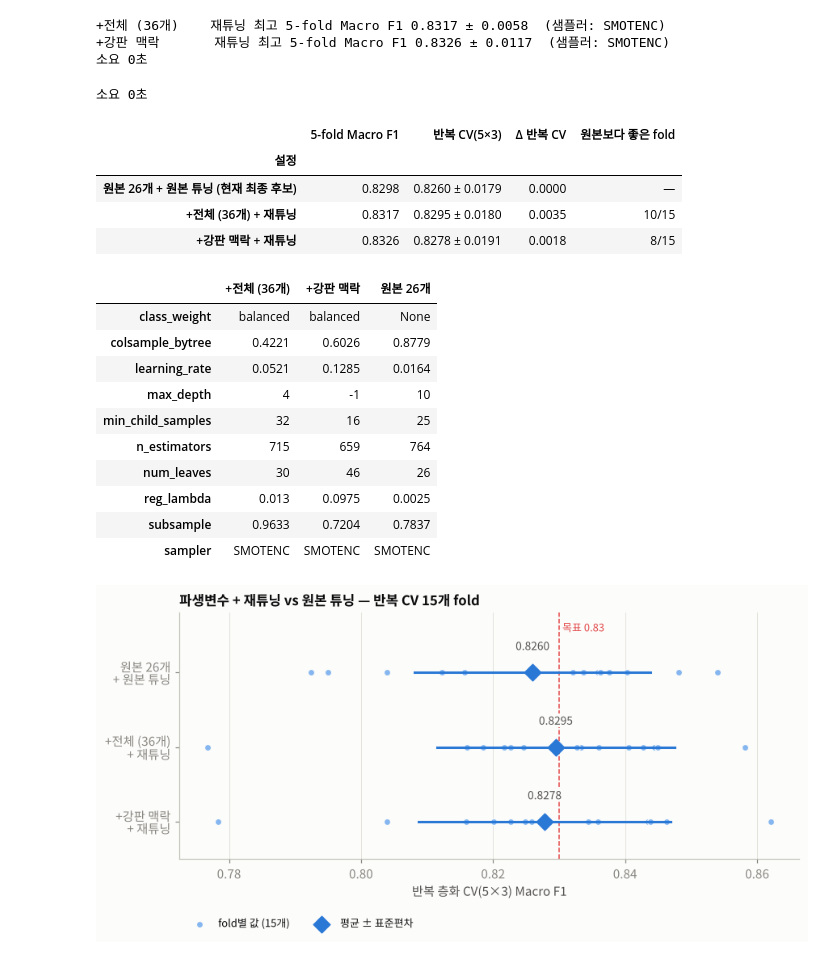
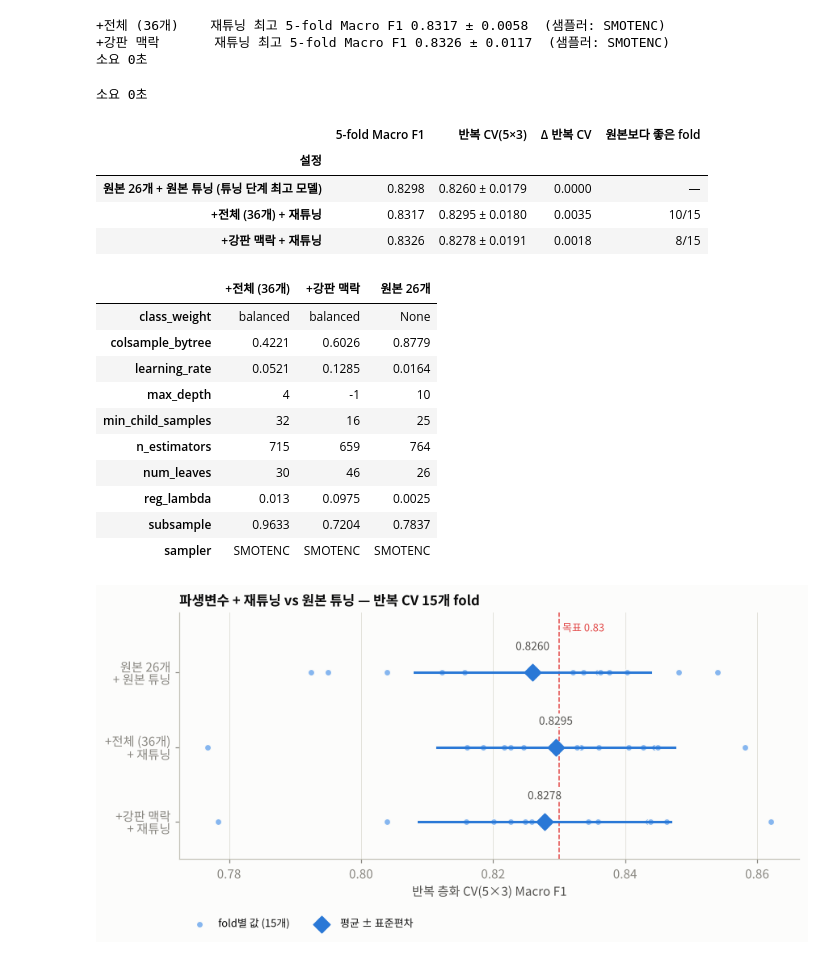
Before and after one commit to ehdwls1452/Teamproject01-steel-plate-fault-classification, a Jupyter notebook: notebooks/Taegyeom_05_feature_engineering.ipynb, the cells around one changed output. Saved outputs shown, nothing was run; the diff lists cells and outputs as text; code cells hidden in the pictures.

Commit message:
model update

```diff
--- a/notebooks/Taegyeom_feature_engineering.ipynb
+++ b/notebooks/Taegyeom_05_feature_engineering.ipynb
@@ -71,9 +71,9 @@ def save(fig, name): fig.savefig(FIG_DIR / name); plt.show()
 # %%
 X_train, X_test, y_train, y_test = load_data()   # X_test / y_test는 사용하지 않음
 FEATURES = list(X_train.columns); RS = RANDOM_STATE
-cfg = json.load(open(PROJECT_ROOT / "results/tuning/Taegyeom_final_model_config.json"))
+cfg = json.load(open(PROJECT_ROOT / "results/tuning/Taegyeom_tuning_best_config.json"))
 LGBM_PARAMS = {k: v for k, v in cfg["params"].items() if k != "sampler"}
-print("최종 후보:", cfg["model"], "+", cfg["sampler"]); print("하이퍼파라미터:", LGBM_PARAMS)
+print("튜닝 단계 최고 모델:", cfg["model"], "+", cfg["sampler"]); print("하이퍼파라미터:", LGBM_PARAMS)
 
 def tuned_lgbm(feats, plate=False):
     """튜닝 LightGBM + SMOTENC 균등화. plate=True이면 강판 맥락 변수를 Training fold에서 계산해 추가"""
@@ -383,35 +383,35 @@ def rep_eval(sname):
     r = retune[sname]; p = clone(r["pipe"]).set_params(**r["params"])
     return run_many({sname: dict(build=lambda p=p: clone(p))}, r["X"], y_train, cv=RCV, n_jobs=-1)[sname]["folds"]["val_macro_f1"].values
 
 t0 = time.perf_counter()
 rep_scores = {s: cached(("retune_repeated", s), lambda s=s: rep_eval(s)) for s in RETUNE_SETS}
 print(f"소요 {time.perf_counter() - t0:.0f}초")
 
 tune_cache = pickle.load(open(PROJECT_ROOT / "results/tuning/Taegyeom_tuning_cache.pkl", "rb"))
 orig_rep = tune_cache["repeated"]["LightGBM"]["folds"]["val_macro_f1"].values
 orig_search = tune_cache[("search", "LightGBM")]; orig_best = orig_search.loc[orig_search["rank_test_score"].idxmin()]
 
 def clean_params(p):
     return {k.split("__")[-1]: ("SMOTENC" if (k == "sampler" and not isinstance(v, str)) else (round(v, 4) if isinstance(v, float) else v)) for k, v in p.items()}
 
-rows = [{"설정": "원본 26개 + 원본 튜닝 (현재 최종 후보)", "5-fold Macro F1": round(orig_best["mean_test_score"], 4),
+rows = [{"설정": "원본 26개 + 원본 튜닝 (튜닝 단계 최고 모델)", "5-fold Macro F1": round(orig_best["mean_test_score"], 4),
          "반복 CV(5×3)": f"{orig_rep.mean():.4f} ± {orig_rep.std():.4f}", "Δ 반복 CV": 0.0, "원본보다 좋은 fold": "—"}]
 for s in RETUNE_SETS:
     d = rep_scores[s] - orig_rep
     rows.append({"설정": f"{s} + 재튜닝", "5-fold Macro F1": round(retune[s]["cv"], 4),
                  "반복 CV(5×3)": f"{rep_scores[s].mean():.4f} ± {rep_scores[s].std():.4f}",
                  "Δ 반복 CV": round(d.mean(), 4), "원본보다 좋은 fold": f"{(d > 0).sum()}/15"})
 retune_tbl = pd.DataFrame(rows).set_index("설정")
 retune_tbl.to_csv(RESULT_DIR / "Taegyeom_fe_retune_comparison.csv")
 pd.DataFrame({s: clean_params(retune[s]["params"]) for s in RETUNE_SETS} | {"원본 26개": clean_params(orig_best["params"])}).to_csv(
     RESULT_DIR / "Taegyeom_fe_retune_best_params.csv")
 display(retune_tbl)
 pd.DataFrame({s: clean_params(retune[s]["params"]) for s in RETUNE_SETS} | {"원본 26개": clean_params(orig_best["params"])})
 # %% [output]
 소요 0초
 |  | 5-fold Macro F1 | 반복 CV(5×3) | Δ 반복 CV | 원본보다 좋은 fold |
 | 설정 |  |  |  |  |
-| 원본 26개 + 원본 튜닝 (현재 최종 후보) | 0.8298 | 0.8260 ± 0.0179 | 0.0000 | — |
+| 원본 26개 + 원본 튜닝 (튜닝 단계 최고 모델) | 0.8298 | 0.8260 ± 0.0179 | 0.0000 | — |
 | +전체 (36개) + 재튜닝 | 0.8317 | 0.8295 ± 0.0180 | 0.0035 | 10/15 |
 | +강판 맥락 + 재튜닝 | 0.8326 | 0.8278 ± 0.0191 | 0.0018 | 8/15 |
 |  | +전체 (36개) | +강판 맥락 | 원본 26개 |
```
Also changed, not shown: parts of 6 cells of this notebook, 44 other files.
